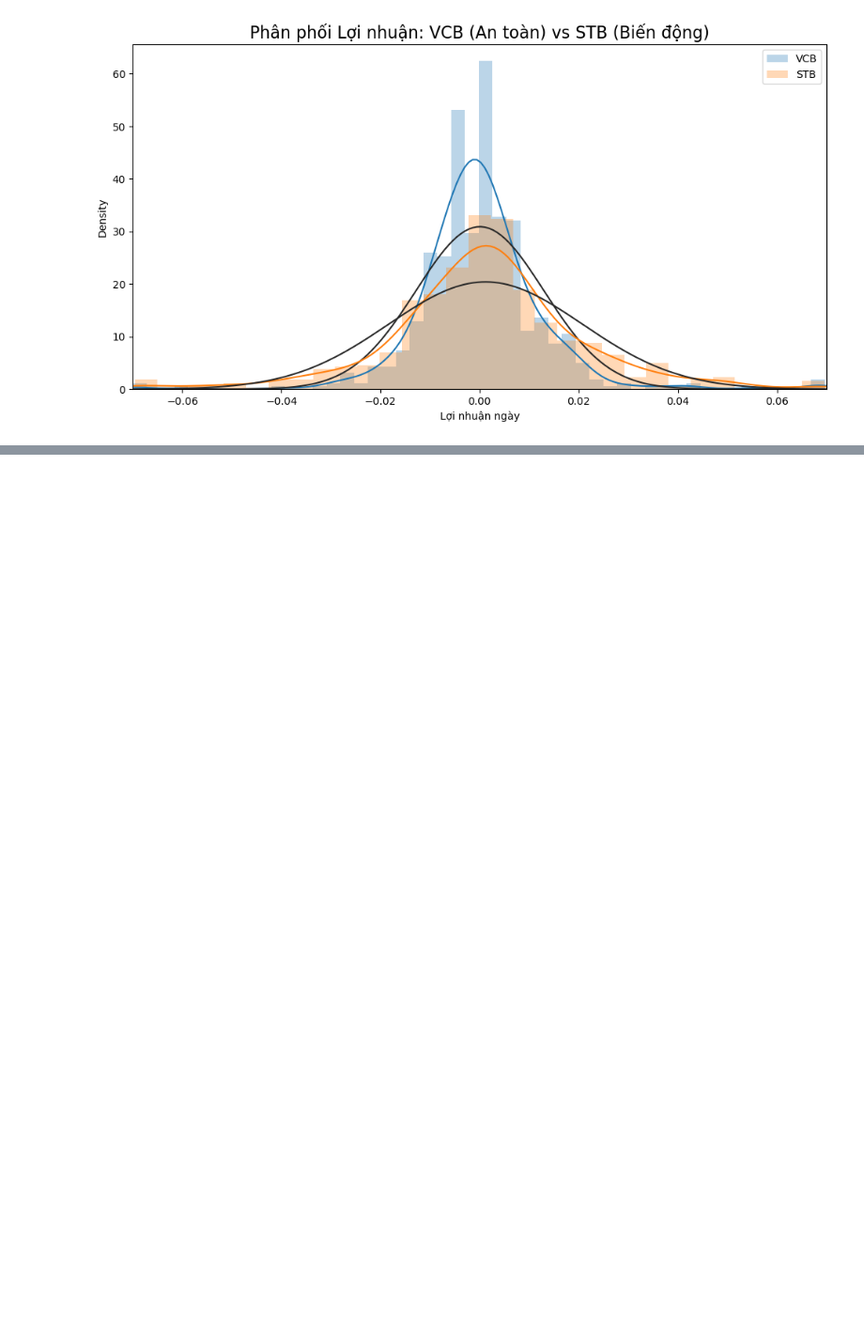
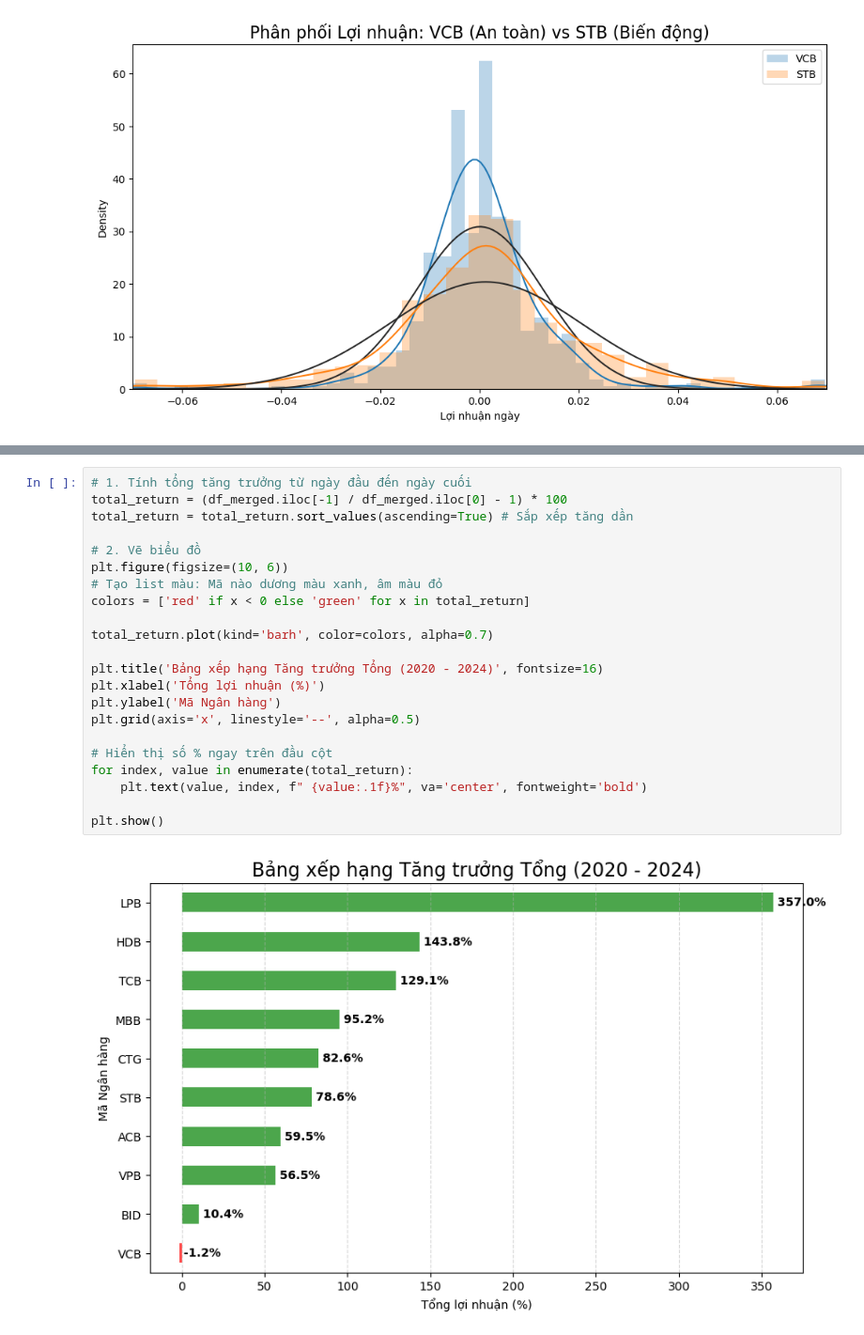
Before and after one commit to quanquan1406/Big_data_cuoi_ky, a Jupyter notebook: bieudo.ipynb, the cells around one changed output, grey strips where cells are left out. Shown at 94% size. Cells and saved outputs as stored; diff of their text form; blank space fills up the shorter version.

```diff
--- a/bieudo.ipynb
+++ b/bieudo.ipynb
@@ -237,0 +265,24 @@ https://gist.github.com/mwaskom/de44147ed2974457ad6372750bbe5751
+# %%
+# 1. Tính tổng tăng trưởng từ ngày đầu đến ngày cuối
+total_return = (df_merged.iloc[-1] / df_merged.iloc[0] - 1) * 100
+total_return = total_return.sort_values(ascending=True) # Sắp xếp tăng dần
+
+# 2. Vẽ biểu đồ
+plt.figure(figsize=(10, 6))
+# Tạo list màu: Mã nào dương màu xanh, âm màu đỏ
+colors = ['red' if x < 0 else 'green' for x in total_return]
+
+total_return.plot(kind='barh', color=colors, alpha=0.7)
+
+plt.title('Bảng xếp hạng Tăng trưởng Tổng (2020 - 2024)', fontsize=16)
+plt.xlabel('Tổng lợi nhuận (%)')
+plt.ylabel('Mã Ngân hàng')
+plt.grid(axis='x', linestyle='--', alpha=0.5)
+
+# Hiển thị số % ngay trên đầu cột
+for index, value in enumerate(total_return):
+    plt.text(value, index, f" {value:.1f}%", va='center', fontweight='bold')
+
+plt.show()
+# %% [output]
+[figure, added]
```
Also changed, not shown: parts of 2 cells of this notebook, 2 other files.
